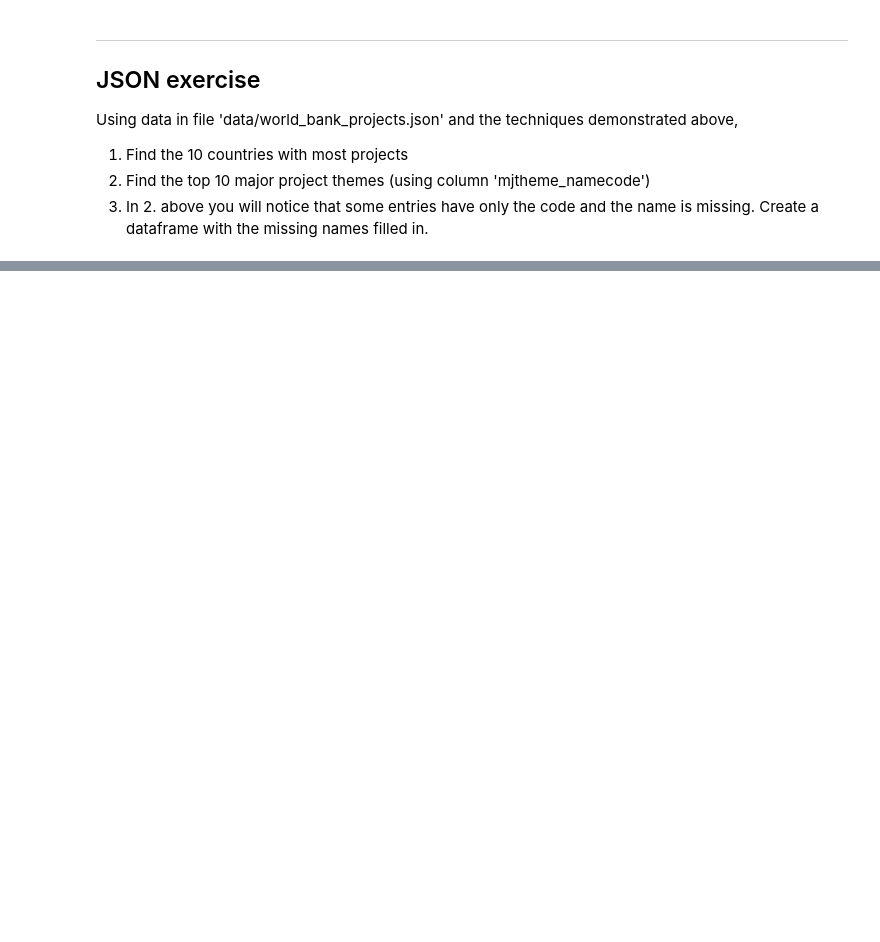
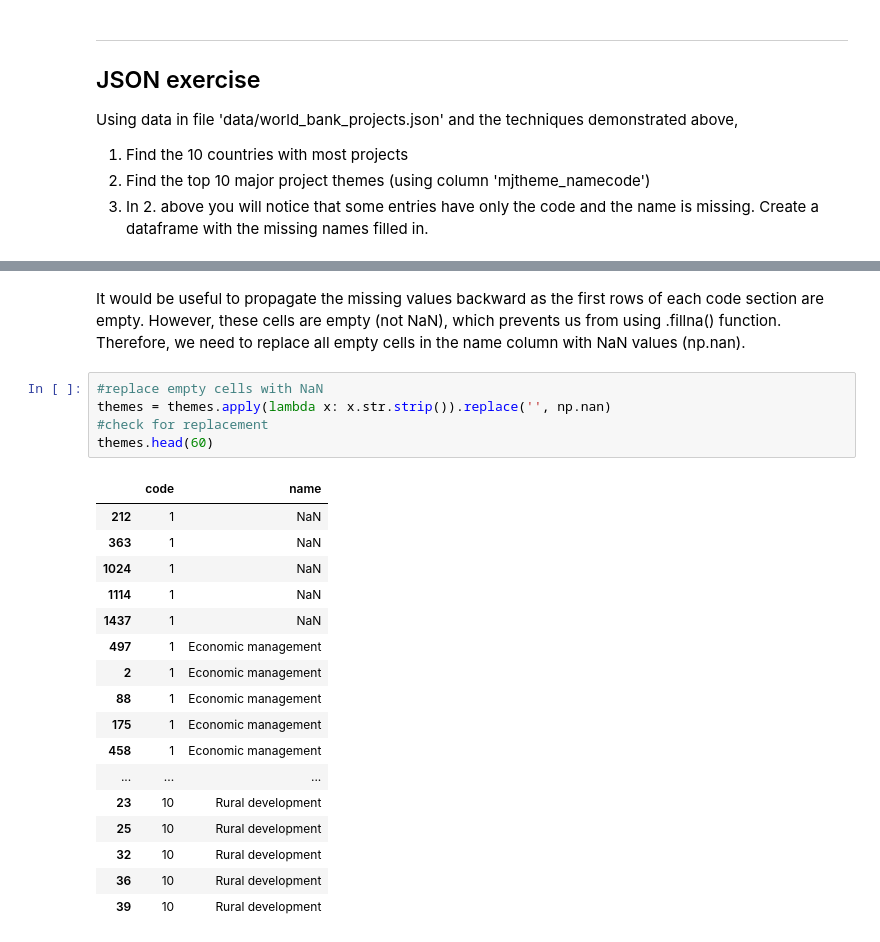
Before and after one commit to kvalentine95/data_science, a Jupyter notebook: sliderule_dsi_json_exercise.ipynb, the cells around one changed output, grey strips where cells are left out. Saved outputs shown, nothing was run; the diff lists cells and outputs as text; blank space fills up the shorter version.

```diff
--- a/sliderule_dsi_json_exercise.ipynb
+++ b/sliderule_dsi_json_exercise.ipynb
@@ -146,0 +148,25 @@ KeyError: 0
+# %% [markdown]
+It would be useful to propagate the missing values backward as the first rows of each code section are empty. However, these cells are empty (not NaN), which prevents us from using .fillna() function. Therefore, we need to replace all empty cells in the name column with NaN values (np.nan).
+# %%
+#replace empty cells with NaN
+themes = themes.apply(lambda x: x.str.strip()).replace('', np.nan)
+#check for replacement
+themes.head(60)
+# %% [output]
+|  | code | name |
+| 212 | 1 | NaN |
+| 363 | 1 | NaN |
+| 1024 | 1 | NaN |
+| 1114 | 1 | NaN |
+| 1437 | 1 | NaN |
+| 497 | 1 | Economic management |
+| 2 | 1 | Economic management |
+| 88 | 1 | Economic management |
+| 175 | 1 | Economic management |
+| 458 | 1 | Economic management |
+| ... | ... | ... |
+| 23 | 10 | Rural development |
+| 25 | 10 | Rural development |
+| 32 | 10 | Rural development |
+| 36 | 10 | Rural development |
+| 39 | 10 | Rural development |
```
Also changed, not shown: parts of 32 cells of this notebook.
